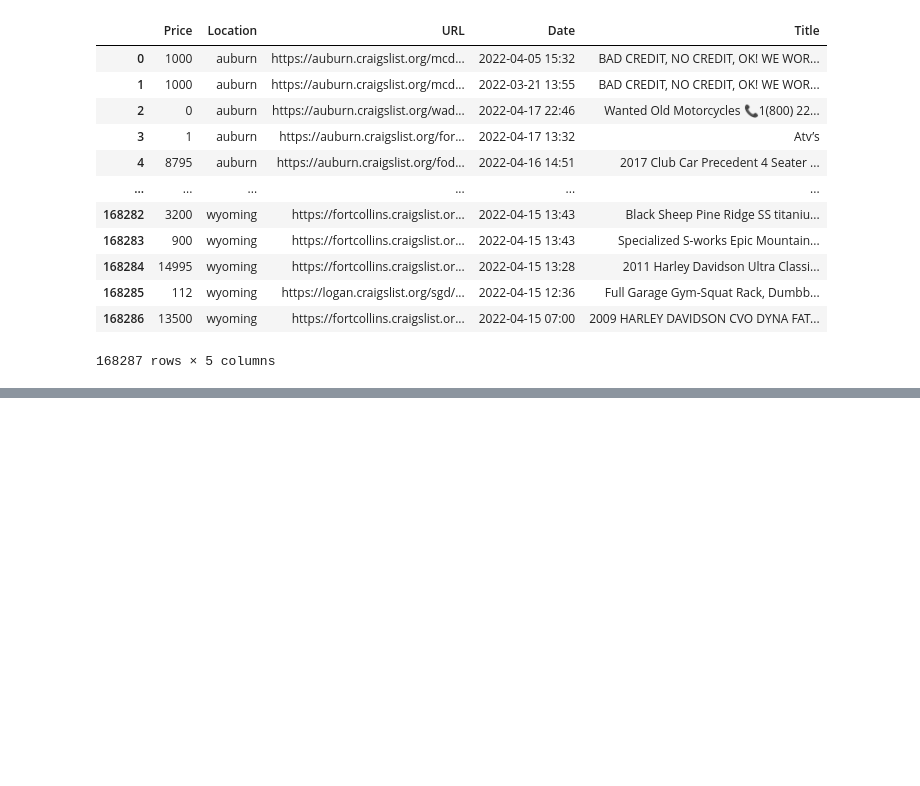
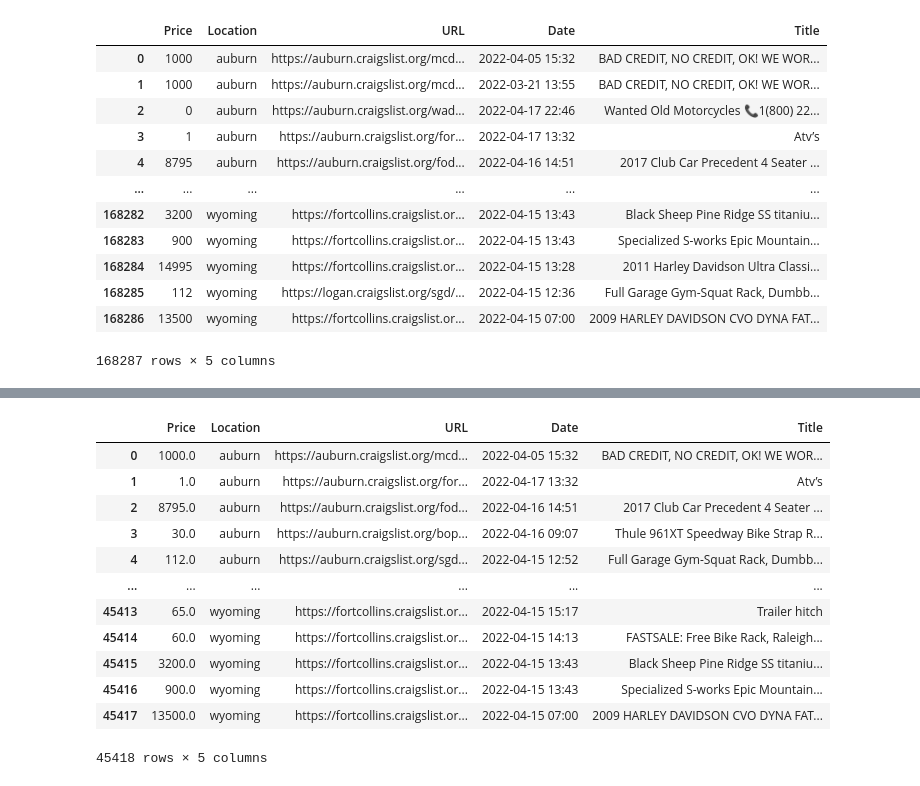
Before and after one commit to noeht/Data-Analytics---BEstimate, a Jupyter notebook: craigslist_webscraping copy.ipynb, the cells around one changed output, grey strips where cells are left out. Cells and saved outputs as stored; diff of their text form; code cells hidden in the pictures; blank space fills up the shorter version.

```diff
--- a/craigslist_webscraping copy.ipynb
+++ b/craigslist_webscraping copy.ipynb
@@ -676,6 +676,21 @@ cities=['newyork', 'boston', 'losangeles', 'miami', 'seattle', 'saltlakecity', '
 'orlando', 'sfbay']
 # %%
 df = pd.read_csv('dataurls.csv').drop(columns=['Unnamed: 0'])
+df
+# %% [output]
+|  | Price | Location | URL | Date | Title |
+| 0 | 1000.0 | auburn | https://auburn.craigslist.org/mcd... | 2022-04-05 15:32 | BAD CREDIT, NO CREDIT, OK! WE WOR... |
+| 1 | 1.0 | auburn | https://auburn.craigslist.org/for... | 2022-04-17 13:32 | Atv’s |
+| 2 | 8795.0 | auburn | https://auburn.craigslist.org/fod... | 2022-04-16 14:51 | 2017 Club Car Precedent 4 Seater ... |
+| 3 | 30.0 | auburn | https://auburn.craigslist.org/bop... | 2022-04-16 09:07 | Thule 961XT Speedway Bike Strap R... |
+| 4 | 112.0 | auburn | https://auburn.craigslist.org/sgd... | 2022-04-15 12:52 | Full Garage Gym-Squat Rack, Dumbb... |
+| ... | ... | ... | ... | ... | ... |
+| 45413 | 65.0 | wyoming | https://fortcollins.craigslist.or... | 2022-04-15 15:17 | Trailer hitch |
+| 45414 | 60.0 | wyoming | https://fortcollins.craigslist.or... | 2022-04-15 14:13 | FASTSALE: Free Bike Rack, Raleigh... |
+| 45415 | 3200.0 | wyoming | https://fortcollins.craigslist.or... | 2022-04-15 13:43 | Black Sheep Pine Ridge SS titaniu... |
+| 45416 | 900.0 | wyoming | https://fortcollins.craigslist.or... | 2022-04-15 13:43 | Specialized S-works Epic Mountain... |
+| 45417 | 13500.0 | wyoming | https://fortcollins.craigslist.or... | 2022-04-15 07:00 | 2009 HARLEY DAVIDSON CVO DYNA FAT... |
+45418 rows × 5 columns
 # %%
 from tqdm import tqdm
 
```
Also changed, not shown: parts of 5 cells of this notebook, 21 other files.
